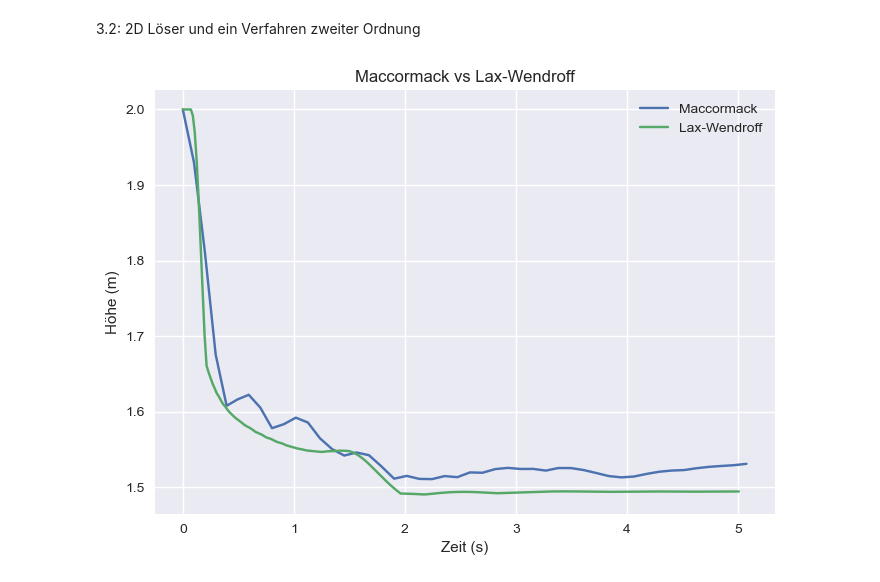
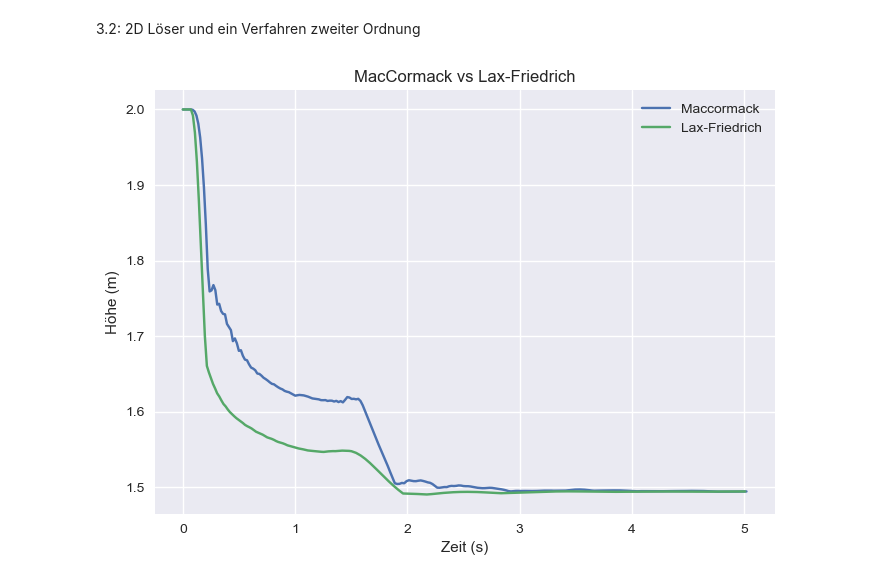
Before and after one commit to Javiermateor/Flachwassergleichung, a Jupyter notebook: HA3.ipynb, the cells around one changed output. Cells and saved outputs as stored; diff of their text form; code cells hidden in the pictures.

```diff
--- a/HA3.ipynb
+++ b/HA3.ipynb
@@ -137,2 +259,5 @@ def erhaltungsschema_2D(CFL, Nx, hh, ht):
 # %%
+#Lax-Friedrich
 h, hu, hv, v1, t1 = erhaltungsschema_2D(CFL=0.4, Nx = 50, hh= 2, ht= 1.5)
+#Maccormack
+h, hu, hv, v2, t2 = maccormack(CFL=0.4, Nx = 50, hh= 2, ht= 1.5)
@@ -257,15 +264,13 @@ def maccormack(CFL, Nx, hh, ht):
-# %%
-h, hu, hv, v2, t2 = maccormack(CFL=0.4, Nx = 10, hh= 2, ht= 1.5)
 # %%
 plt.style.use('seaborn')
 
 # Vergleich der Lösungen
 plt.plot(t2, v2, label='Maccormack')
-plt.plot(t1, v1, label='Lax-Wendroff')
-plt.title('Maccormack vs Lax-Wendroff')
+plt.plot(t1, v1, label='Lax-Friedrich')
+plt.title('MacCormack vs Lax-Friedrich')
 plt.xlabel('Zeit (s)')
 plt.ylabel('Höhe (m)')
 plt.legend()
 plt.show()
 # %% [output]
-[figure, old version]
+[figure, new version]
```
Also changed, not shown: parts of 3 cells of this notebook, 1 other file.
